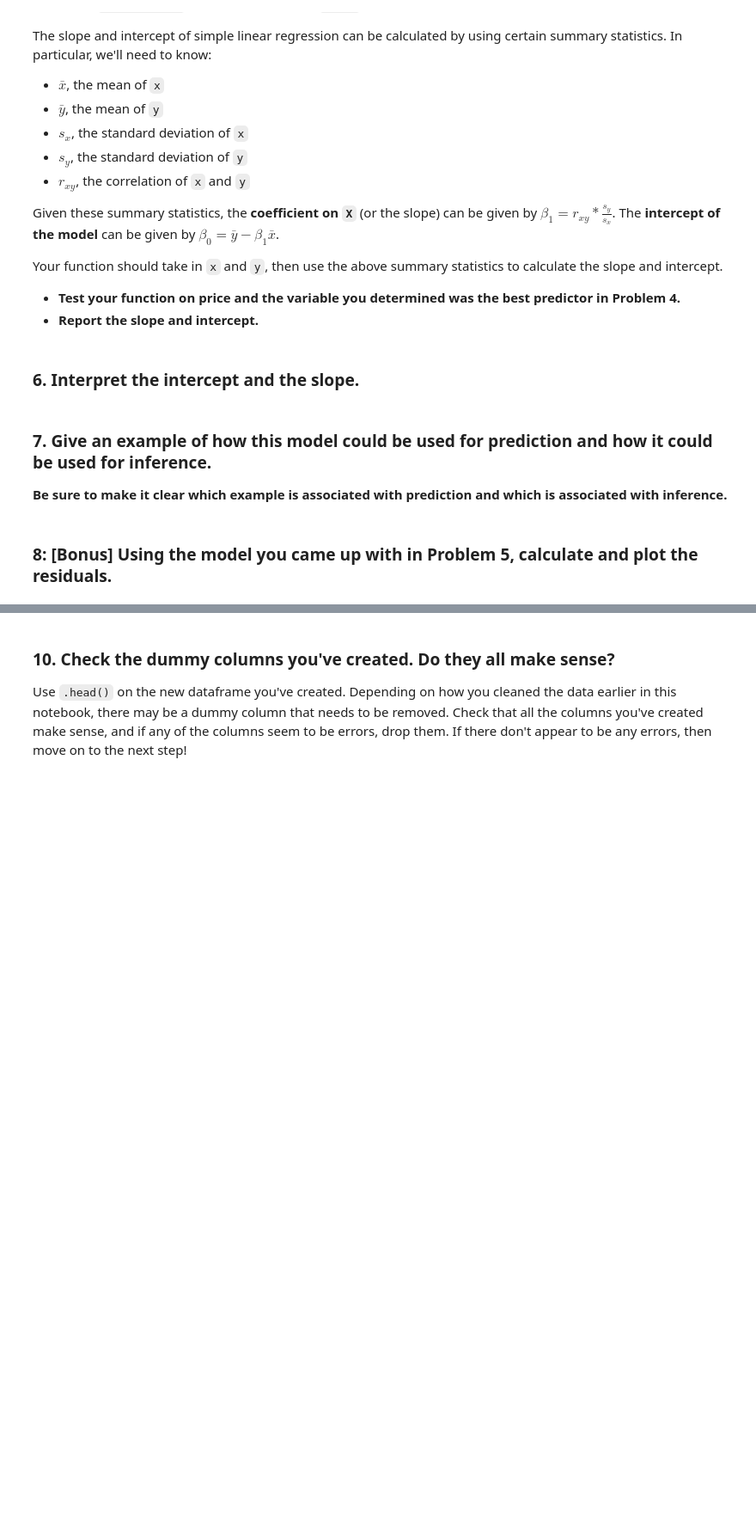
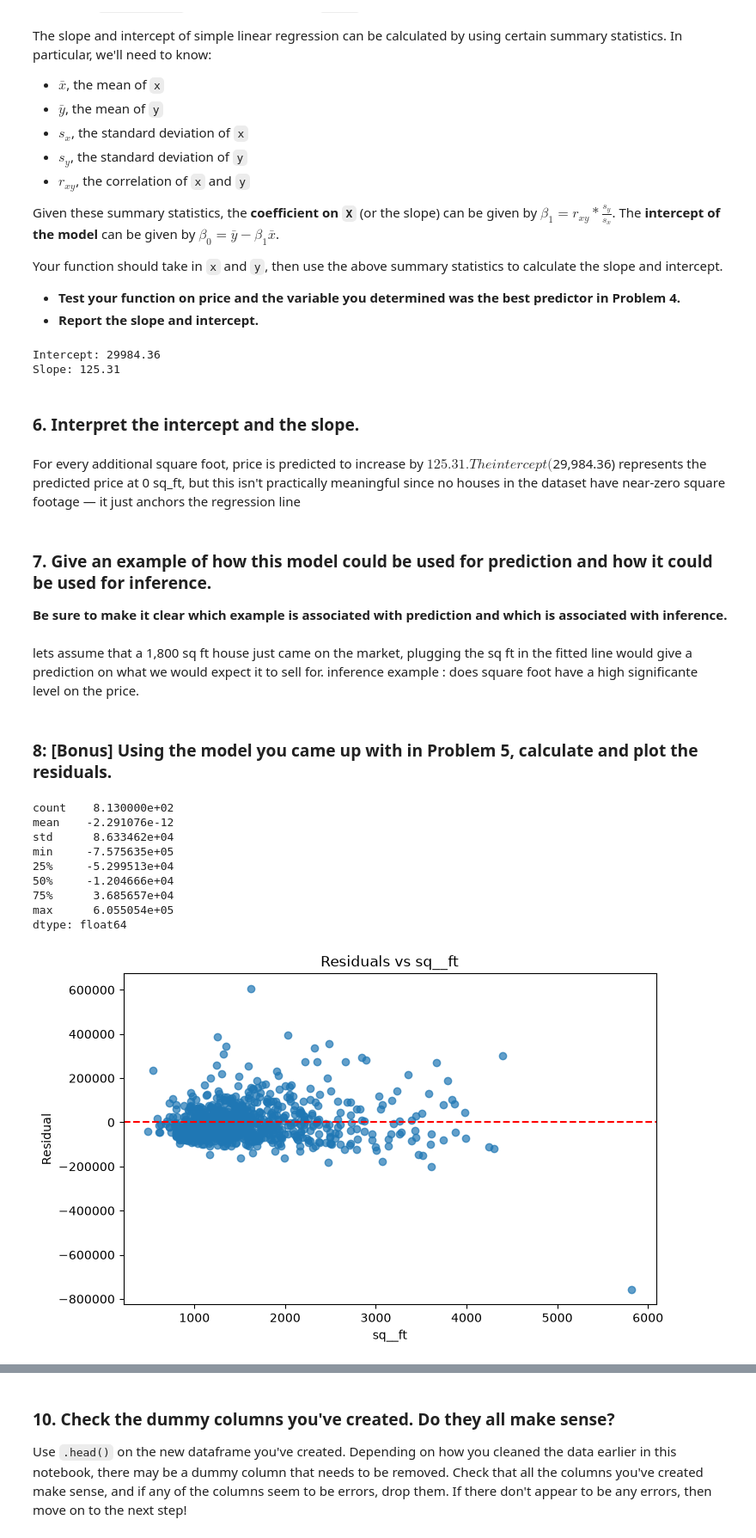
Before and after one commit to Datacrew133/LABS, a Jupyter notebook: 6.4 Multiple Linear Regression/Excercises/6.4.E1 Exercise regression.ipynb, the cells around one changed output, grey strips where cells are left out. Shown at 86% size. Cells and saved outputs as stored; diff of their text form; code cells hidden in the pictures; blank space fills up the shorter version.

```diff
--- a/6.4 Multiple Linear Regression/Excercises/6.4.E1 Exercise regression.ipynb
+++ b/6.4 Multiple Linear Regression/Excercises/6.4.E1 Exercise regression.ipynb
@@ -241,20 +241,60 @@ Your function should take in `x` and `y`, then use the above summary statistics
 - **Test your function on price and the variable you determined was the best predictor in Problem 4.**
 - **Report the slope and intercept.**
 # %%
-def lr_coeffiecinets (x, y):
+def lr_coefficients (x, y):
     x = np.array(x)
     y = np.array(y)
     r_xy = np.corrcoef(x,y)[0,1]
     s_x = np.std(x, ddof = 1)
     s_y = np.std(y, ddof = 1)
+    x_bar = np.mean(x)
+    y_bar = np.mean(y)
+    slope = r_xy * (s_y/s_x)
+    intercept = y_bar - slope * x_bar
+    return intercept, slope
+
+intercept, slope = lr_coefficients(housing['sq__ft'], housing['price'])
+print(f"Intercept: {intercept:.2f}")
+print(f"Slope: {slope:.2f}")
+# %% [output]
+Intercept: 29984.36
+Slope: 125.31
 # %% [markdown]
 ### 6. Interpret the intercept and the slope.
+# %% [markdown]
+For every additional square foot, price is predicted to increase by $125.31. The intercept ($29,984.36) represents the predicted price at 0 sq_ft, but this isn't practically meaningful since no houses in the dataset have near-zero square footage — it just anchors the regression line
 # %% [markdown]
 ### 7. Give an example of how this model could be used for prediction and how it could be used for inference.
 
 **Be sure to make it clear which example is associated with prediction and which is associated with inference.**
+# %% [markdown]
+lets assume that a 1,800 sq ft house just came on the market, plugging the sq ft in the fitted line would give a prediction on what we would expect it to sell for.
+inference example : does square foot have a high significante level on the price.
 # %% [markdown]
 ### 8: [Bonus] Using the model you came up with in Problem 5, calculate and plot the residuals.
+# %%
+pred = intercept + slope * housing['sq__ft']
+resid = housing['price'] - pred
+print(resid.describe())
+
+plt.figure(figsize=(8, 5))
+plt.scatter(housing['sq__ft'], resid, alpha=0.7)
+plt.axhline(0, color='red', linestyle='--')
+plt.xlabel('sq__ft')
+plt.ylabel('Residual')
+plt.title('Residuals vs sq__ft')
+plt.show()
+# %% [output]
+count    8.130000e+02
+mean    -2.291076e-12
+std      8.633462e+04
+min     -7.575635e+05
+25%     -5.299513e+04
+50%     -1.204666e+04
+75%      3.685657e+04
+max      6.055054e+05
+dtype: float64
+[figure, added]
 # %% [markdown]
 ---
 
```
Also changed, not shown: parts of 17 cells of this notebook, 5 other files.
